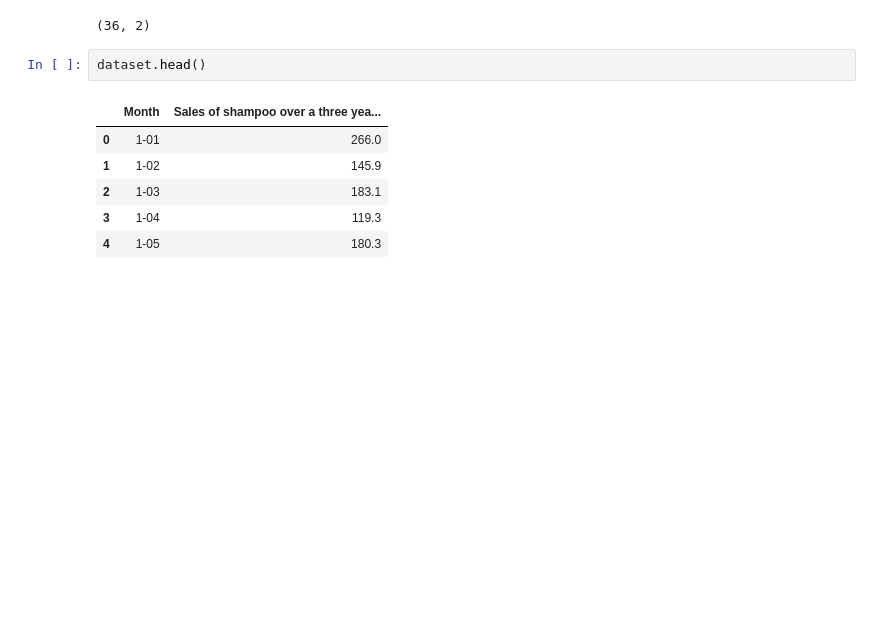
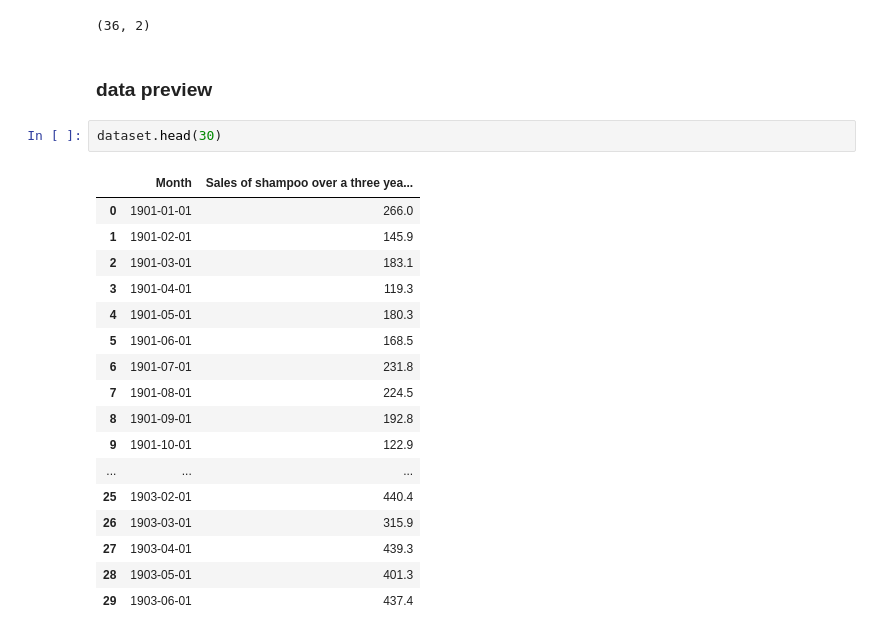
Before and after one commit to yoonkt200/tutorial-keras-deeplearning, a Jupyter notebook: 04-RNN-keras/keras-lstm-tutorial.ipynb, the cells around one changed output. Cells and saved outputs as stored; diff of their text form; blank space fills up the shorter version.

```diff
--- a/04-RNN-keras/keras-lstm-tutorial.ipynb
+++ b/04-RNN-keras/keras-lstm-tutorial.ipynb
@@ -17,12 +21,25 @@ dataset = dataset.dropna()
 dataset.shape
 # %% [output]
 (36, 2)
+# %% [markdown]
+### data preview
 # %%
-dataset.head()
+dataset.head(30)
 # %% [output]
 |  | Month | Sales of shampoo over a three yea... |
-| 0 | 1-01 | 266.0 |
-| 1 | 1-02 | 145.9 |
-| 2 | 1-03 | 183.1 |
-| 3 | 1-04 | 119.3 |
-| 4 | 1-05 | 180.3 |
+| 0 | 1901-01-01 | 266.0 |
+| 1 | 1901-02-01 | 145.9 |
+| 2 | 1901-03-01 | 183.1 |
+| 3 | 1901-04-01 | 119.3 |
+| 4 | 1901-05-01 | 180.3 |
+| 5 | 1901-06-01 | 168.5 |
+| 6 | 1901-07-01 | 231.8 |
+| 7 | 1901-08-01 | 224.5 |
+| 8 | 1901-09-01 | 192.8 |
+| 9 | 1901-10-01 | 122.9 |
+| ... | ... | ... |
+| 25 | 1903-02-01 | 440.4 |
+| 26 | 1903-03-01 | 315.9 |
+| 27 | 1903-04-01 | 439.3 |
+| 28 | 1903-05-01 | 401.3 |
+| 29 | 1903-06-01 | 437.4 |
```
Also changed, not shown: parts of 14 cells of this notebook, 3 other files.
